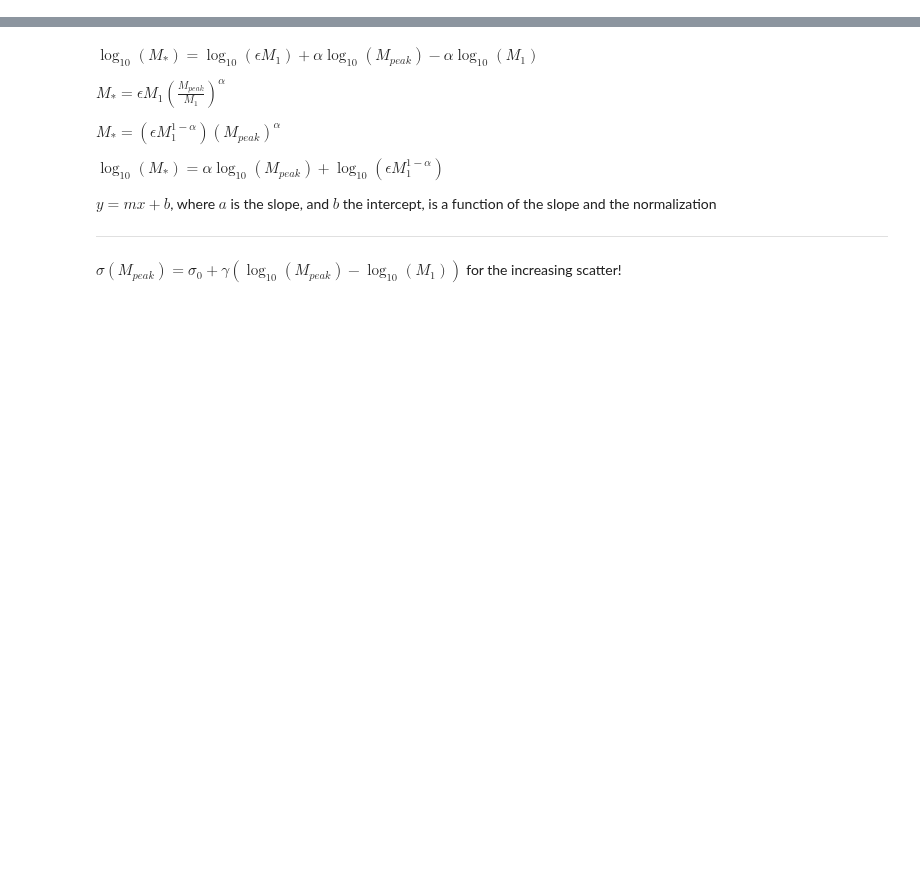
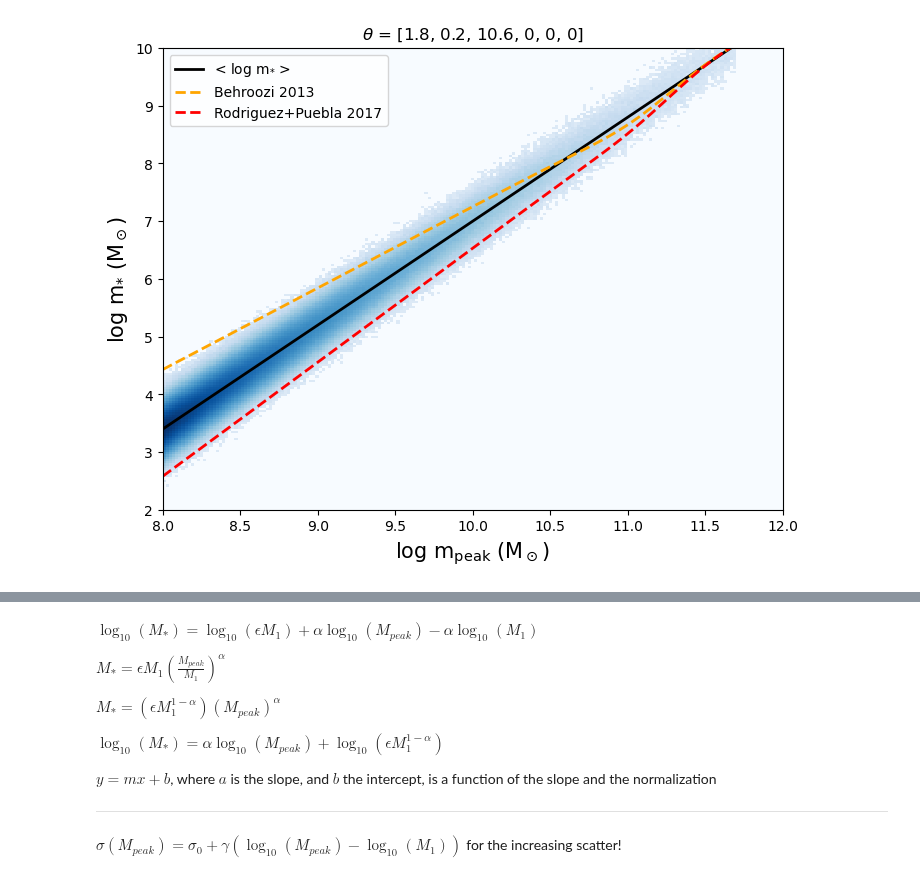
Before and after one commit to jsmonzon/SatGen, a Jupyter notebook: notebooks/SHMR_dev.ipynb, the cells around one changed output, grey strips where cells are left out. Cells and saved outputs as stored; diff of their text form; code cells hidden in the pictures; blank space fills up the shorter version.

```diff
--- a/notebooks/SHMR_dev.ipynb
+++ b/notebooks/SHMR_dev.ipynb
@@ -52,0 +25,7 @@ def lnprior(theta):
+# %%
+mass_example = np.load("../../data/MW-analog/meta_data_psi4/models.npz")["mass"]
+red_example = np.load("../../data/MW-analog/meta_data_psi4/models.npz")["redshift"]
+# %%
+mass_example = np.vstack(mass_example)
+
+red_example = np.vstack(red_example)
@@ -53,2 +63,34 @@ def lnprior(theta):
+# %%
+N = 200
+
+binH = np.linspace(8,12,N)
+binS = np.linspace(2,10,N)
+# %%
+def plot_SHMR_dist(theta, theta_det):
+
+    stellar_example = redshift(theta, mass_example, red_example)
+
+    flat_H = mass_example.flatten()
+    flat_S = stellar_example.flatten()
+    nanmask = ~np.isnan(flat_H)
+
+    galhalo.lgMs_RP17(halo_masses, 0)
+
+    plt.figure(figsize=(8, 6))
+    plt.title(label="$\\theta$ = "+str(theta))
+    plt.hist2d(flat_H[nanmask], flat_S[nanmask], bins=(binH, binS), norm=PowerNorm(gamma=0.2), cmap="Blues")
+    plt.plot(halo_masses, redshift(theta_det, halo_masses,0), color="black", label="< log m$_{*}$ > ", lw=2)
+    plt.plot(halo_masses, galhalo.lgMs_B13(halo_masses, 0), color="orange", ls="--", label="Behroozi 2013", lw=2)
+    plt.plot(halo_masses, galhalo.lgMs_RP17(halo_masses, 0), color="red", ls="--", label="Rodriguez+Puebla 2017", lw=2)
+    plt.ylabel("log m$_{*}$ (M$_\odot$)", fontsize=15)
+    plt.xlabel("log m$_{\mathrm{peak}}$ (M$_\odot$)", fontsize=15)
+    plt.legend()
+    plt.show()
 # %%
-theta = [1.8,0.1,10.5,0.3]
+theta = [1.8, 0.2, 10.6, 0, 0, 0]
+
+theta_det = [1.8, 0, 10.6, 0, 0, 0]
+
+plot_SHMR_dist(theta, theta_det)
+# %% [output]
+[figure, added]
```
Also changed, not shown: parts of 27 cells of this notebook, 38 other files.
